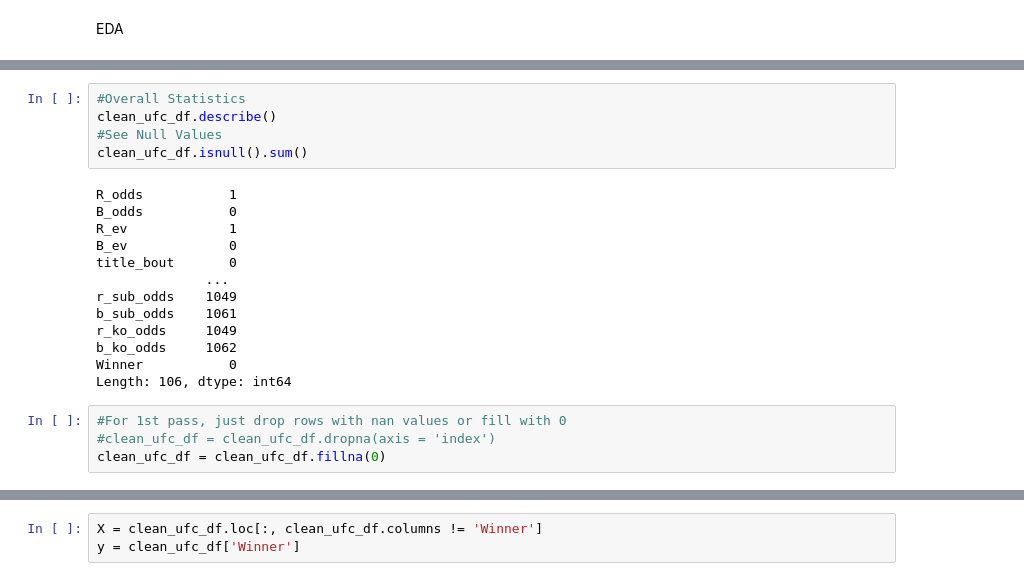
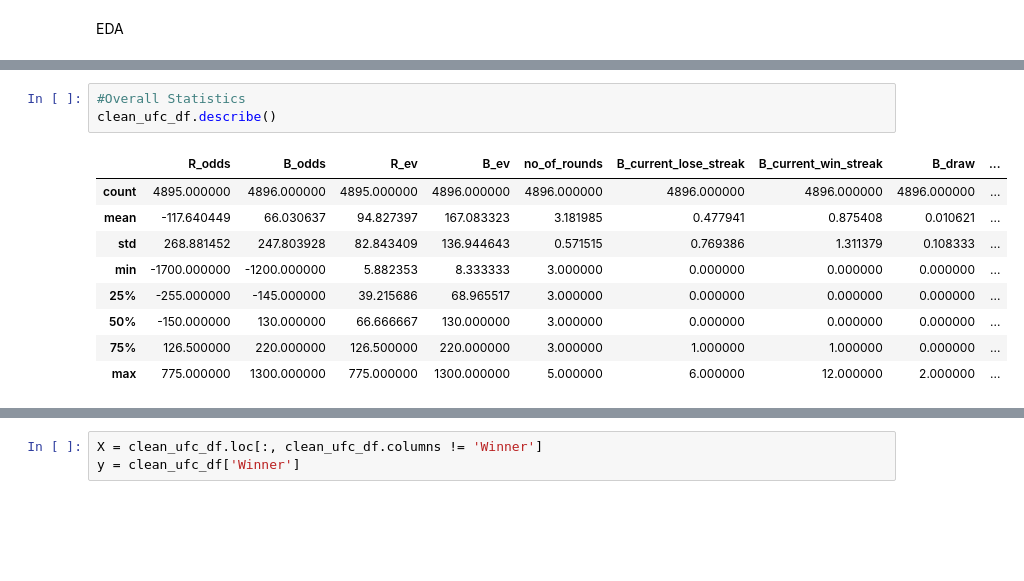
Before and after one commit to donaldkinyafisher/UFC-Fight-Predictor, a Jupyter notebook: eda.ipynb, the cells around one changed output, grey strips where cells are left out. Cells and saved outputs as stored; diff of their text form; blank space fills up the shorter version.

```diff
--- a/eda.ipynb
+++ b/eda.ipynb
@@ -98,22 +92,13 @@ clean_ufc_df.head()
 # %%
 #Overall Statistics
 clean_ufc_df.describe()
-#See Null Values
-clean_ufc_df.isnull().sum()
 # %% [output]
-R_odds           1
-B_odds           0
-R_ev             1
-B_ev             0
-title_bout       0
-              ...
-r_sub_odds    1049
-b_sub_odds    1061
-r_ko_odds     1049
-b_ko_odds     1062
-Winner           0
-Length: 106, dtype: int64
+|  | R_odds | B_odds | R_ev | B_ev | no_of_rounds | B_current_lose_streak | B_current_win_streak | B_draw | ... |
+| count | 4895.000000 | 4896.000000 | 4895.000000 | 4896.000000 | 4896.000000 | 4896.000000 | 4896.000000 | 4896.000000 | ... |
+| mean | -117.640449 | 66.030637 | 94.827397 | 167.083323 | 3.181985 | 0.477941 | 0.875408 | 0.010621 | ... |
+| std | 268.881452 | 247.803928 | 82.843409 | 136.944643 | 0.571515 | 0.769386 | 1.311379 | 0.108333 | ... |
+| min | -1700.000000 | -1200.000000 | 5.882353 | 8.333333 | 3.000000 | 0.000000 | 0.000000 | 0.000000 | ... |
+| 25% | -255.000000 | -145.000000 | 39.215686 | 68.965517 | 3.000000 | 0.000000 | 0.000000 | 0.000000 | ... |
+| 50% | -150.000000 | 130.000000 | 66.666667 | 130.000000 | 3.000000 | 0.000000 | 0.000000 | 0.000000 | ... |
+| 75% | 126.500000 | 220.000000 | 126.500000 | 220.000000 | 3.000000 | 1.000000 | 1.000000 | 0.000000 | ... |
+| max | 775.000000 | 1300.000000 | 775.000000 | 1300.000000 | 5.000000 | 6.000000 | 12.000000 | 2.000000 | ... |
-# %%
-#For 1st pass, just drop rows with nan values or fill with 0
-#clean_ufc_df = clean_ufc_df.dropna(axis = 'index')
-clean_ufc_df = clean_ufc_df.fillna(0)
```
Also changed, not shown: parts of 29 cells of this notebook.
